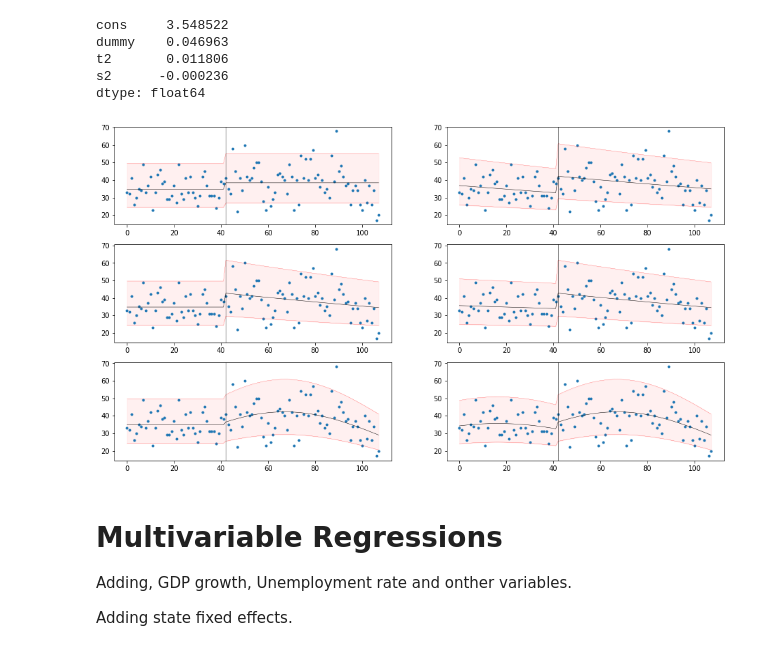
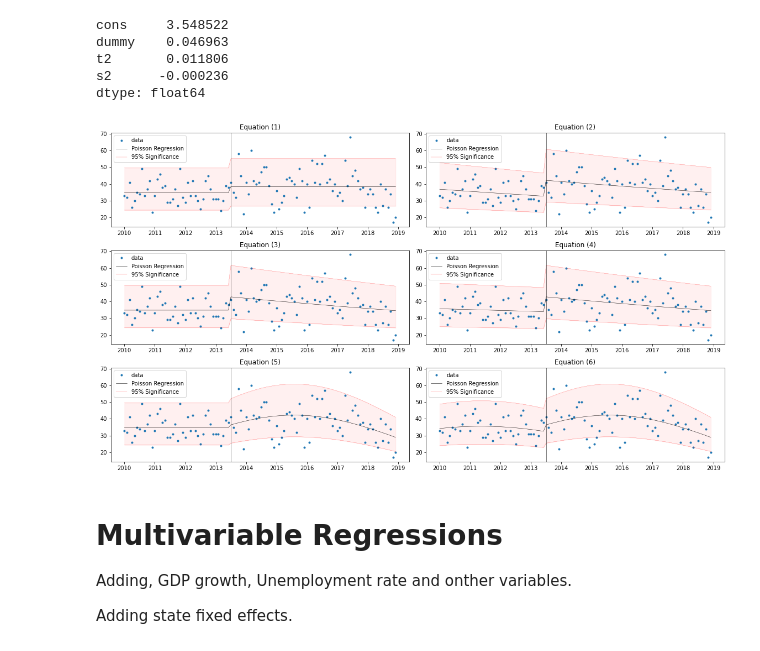
Before and after one commit to caxaxa/PhD_Empirics, a Jupyter notebook: Data_Analysis.ipynb, the cells around one changed output. Cells and saved outputs as stored; diff of their text form; code cells hidden in the pictures.

```diff
--- a/Data_Analysis.ipynb
+++ b/Data_Analysis.ipynb
@@ -427,25 +427,29 @@ dtype: float64
 # %%
 
 fig = plt.figure(figsize=(16,9))
 
 result_list = [results1,results2,results3,results4,results5,results6]
 theta = intervention
 
 for i in range(len(result_list)):
   plt.subplot(3,2,i+1)
   iv_l1 = np.exp(result_list[i].fittedvalues.values - 1.96*((result_list[i].fittedvalues.values/len(result_list[i].fittedvalues.values))**(1/2)))
   iv_u1 = np.exp(result_list[i].fittedvalues.values + 1.96*((result_list[i].fittedvalues.values/len(result_list[i].fittedvalues.values))**(1/2)))
   plt.plot( mdf['t1'], mdf['offences'], '.',lw=1)
   plt.plot(mdf['t1'],np.exp(result_list[i].fittedvalues), 'k-', lw=0.5)
   plt.plot(mdf['t1'], iv_u1, color='red', lw=0.2)
   plt.plot( mdf['t1'],iv_l1, color='red', lw=0.2)
   plt.axvline(theta, color='black', lw=1, alpha=0.5)
   plt.fill_between( mdf['t1'],iv_u1,iv_l1, color='red', alpha=0.06)
-  #plt.legend(('data','OLS','95% Significance'),loc=2)
+  plt.title('Equation ({})'.format(str(i+1)))
+  plt.xticks(np.arange(0, len(mdf) +1 , step=len(mdf)/9), np.arange(2010,2020,1))  # Set label locations.
+  plt.tight_layout()
+  plt.legend(('data','Poisson Regression','95% Significance'),loc=2)
+  fig.savefig('emp3.pdf')
 
 plt.show()
 # %% [output]
-[figure, old version]
+[figure, new version]
 # %% [markdown]
 # Multivariable Regressions
 
```
Also changed, not shown: parts of 8 cells of this notebook.
